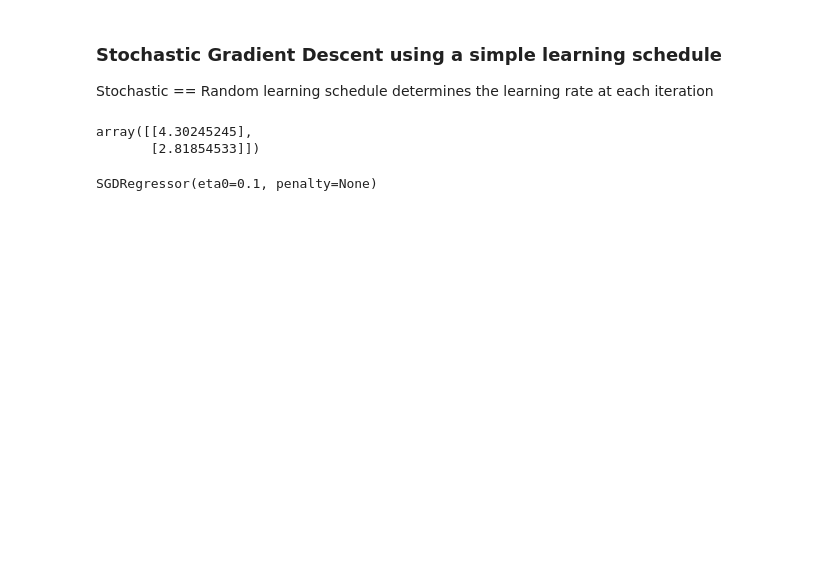
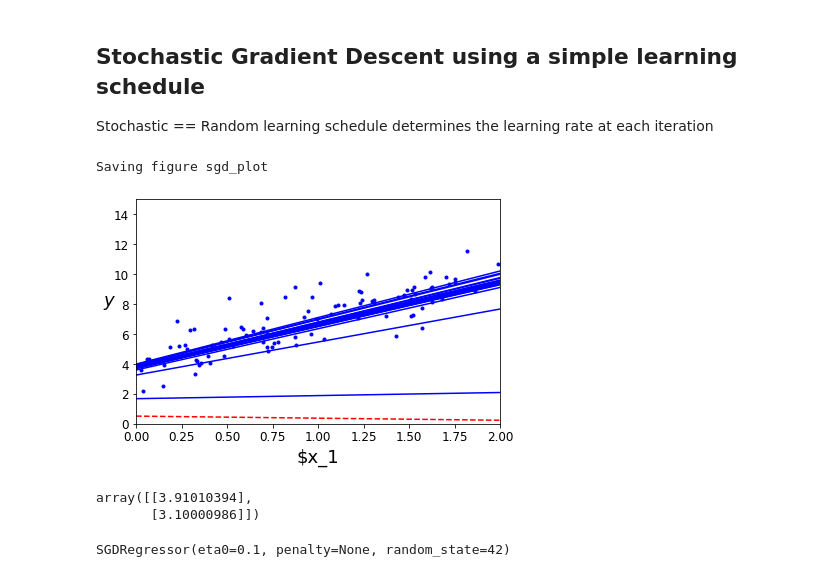
Before and after one commit to JeffreyAsuncion/MachineLearning_OREILLY, a Jupyter notebook: Training_Models.ipynb, the cells around one changed output. Saved outputs shown, nothing was run; the diff lists cells and outputs as text; code cells hidden in the pictures; blank space fills up the shorter version.

```diff
--- a/Training_Models.ipynb
+++ b/Training_Models.ipynb
@@ -73,37 +176,59 @@ array([[4.27796473],
 # %% [markdown]
-### Stochastic Gradient Descent using a simple learning schedule
+## Stochastic Gradient Descent using a simple learning schedule
 
 Stochastic == Random
 learning schedule determines the learning rate at each iteration
+# %%
+theta_path_sgd = []
+m = len(X_b)
+np.random.seed(42)
 # %%
 n_epochs = 50
 t0, t1 = 5, 50 # learning schedule hyperparameters
 
 def learning_schedule(t):
     return t0 / (t + t1)
 
 theta = np.random.randn(2,1) # random initialization
 
 for epoch in range(n_epochs):
     for i in range(m):
+        # not in book
+        if epoch == 0 and i < 20:
+            y_predict = X_new_b.dot(theta)
+            style = "b-" if i > 0 else "r--"
+            plt.plot(X_new, y_predict, style)
+        # end of not in book
         random_index = np.random.randint(m)
         xi = X_b[random_index:random_index+1]
         yi = y[random_index:random_index+1]
         gradients = 2 * xi.T.dot(xi.dot(theta) - yi)
         eta = learning_schedule(epoch * m + i)
         theta  = theta - eta * gradients
+        theta_path_sgd.append(theta)
+
+plt.plot(X,y, "b.")
+plt.xlabel("$x_1", fontsize=18)
+plt.ylabel("$y$", rotation=0, fontsize=18)
+plt.axis([0,2, 0,15])
+save_fig("sgd_plot")
+plt.show();
+# %% [output]
+Saving figure sgd_plot
+[figure, added]
 # %%
 theta
 # %% [output]
-array([[4.30245245],
-       [2.81854533]])
+array([[3.91010394],
+       [3.10000986]])
 # %%
 from sklearn.linear_model import SGDRegressor
 
-sgd_reg = SGDRegressor(max_iter=1000, tol=1e-3, penalty=None, eta0=0.1)
+sgd_reg = SGDRegressor(max_iter=1000, tol=1e-3, penalty=None,
+                       eta0=0.1, random_state=42)
 sgd_reg.fit(X, y.ravel())
 # %% [output]
-SGDRegressor(eta0=0.1, penalty=None)
+SGDRegressor(eta0=0.1, penalty=None, random_state=42)
 # %%
 sgd_reg.intercept_, sgd_reg.coef_
 # %% [output]
```
Also changed, not shown: parts of 27 cells of this notebook, 5 other files.
